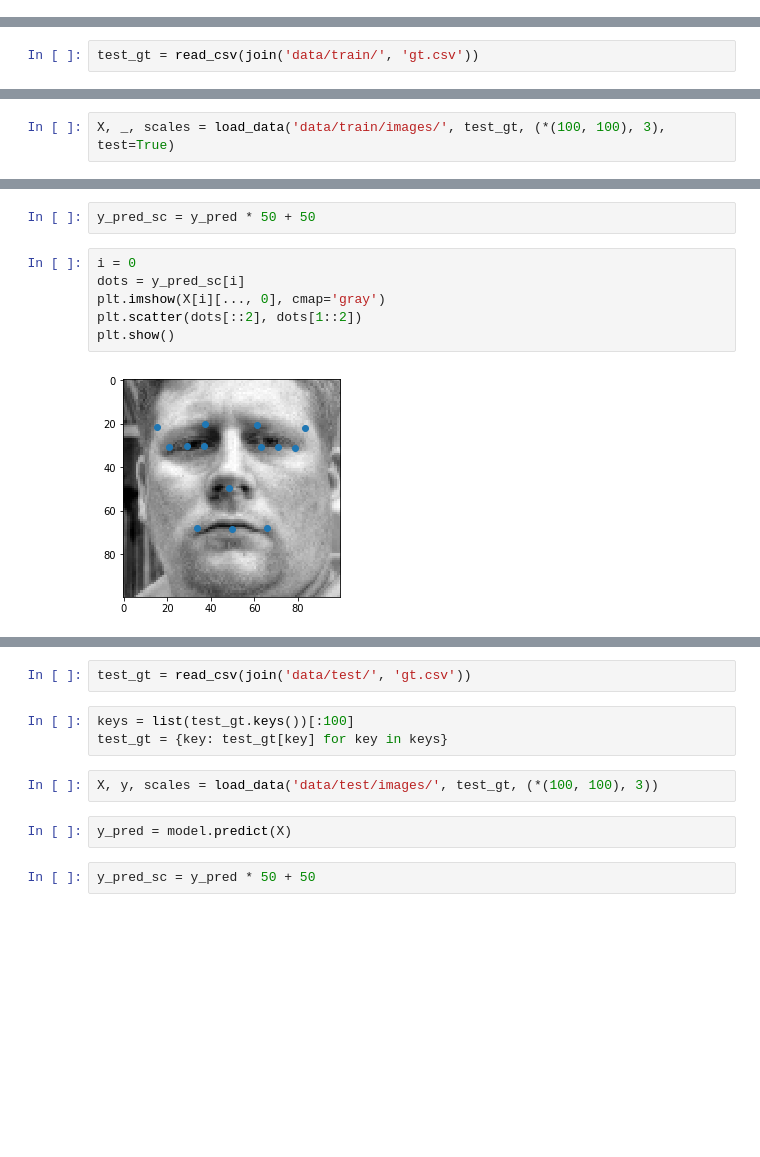
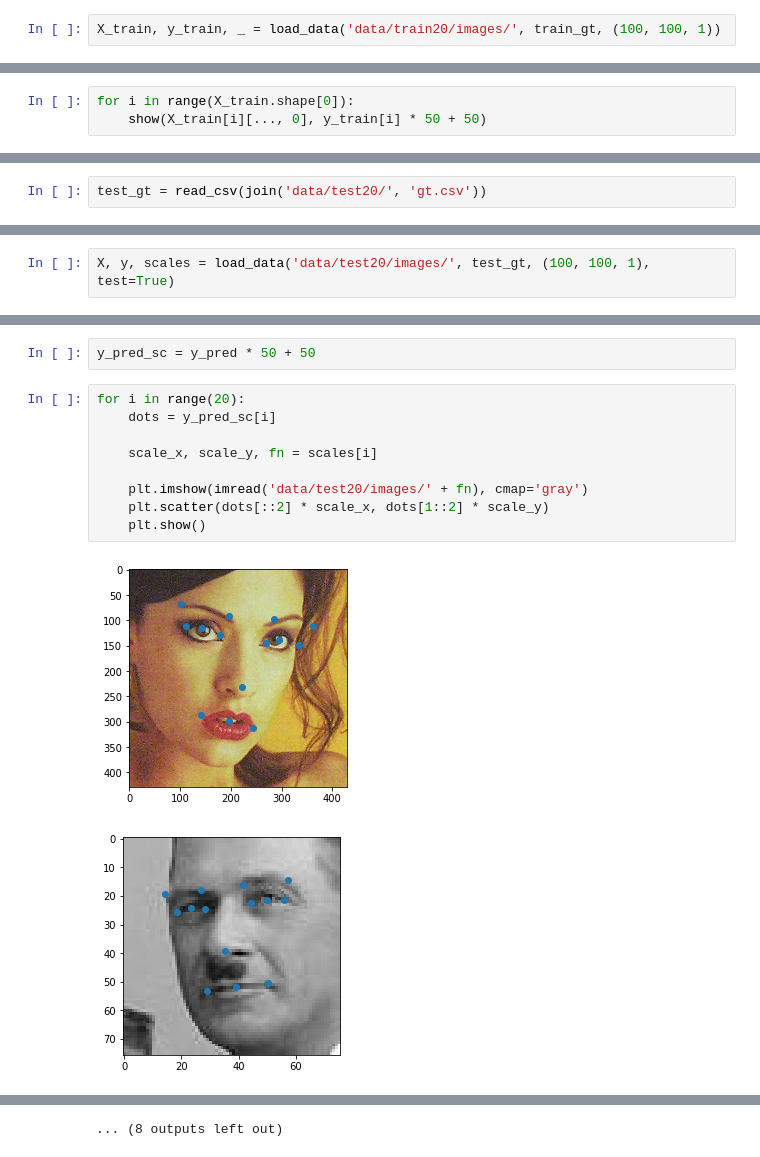
Before and after one commit to ospanoff/cv-gml, a Jupyter notebook: facepoints/check_model.ipynb, the cells around one changed output, grey strips where cells are left out. Cells and saved outputs as stored; diff of their text form; blank space fills up the shorter version.

Commit message:
Added image generation. Model was fixed

```diff
--- a/facepoints/check_model.ipynb
+++ b/facepoints/check_model.ipynb
@@ -23,0 +36,2 @@ def read_csv(filename):
+# %%
+X_train, y_train, _ = load_data('data/train20/images/', train_gt, (100, 100, 1))
@@ -23,0 +41,3 @@ def read_csv(filename):
+# %%
+for i in range(X_train.shape[0]):
+    show(X_train[i][..., 0], y_train[i] * 50 + 50)
@@ -24,7 +58,7 @@ def read_csv(filename):
 # %%
-test_gt = read_csv(join('data/train/', 'gt.csv'))
+test_gt = read_csv(join('data/test20/', 'gt.csv'))
 # %%
 keys = list(test_gt.keys())[:100]
 test_gt = {key: test_gt[key] for key in keys}
 # %%
-X, _, scales = load_data('data/train/images/', test_gt, (*(100, 100), 3), test=True)
+X, y, scales = load_data('data/test20/images/', test_gt, (100, 100, 1), test=True)
@@ -35,10 +72,14 @@ y_pred = model.predict(X)
 # %%
 y_pred_sc = y_pred * 50 + 50
 # %%
-i = 0
-dots = y_pred_sc[i]
-plt.imshow(X[i][..., 0], cmap='gray')
-plt.scatter(dots[::2], dots[1::2])
-plt.show()
+for i in range(20):
+    dots = y_pred_sc[i]
+
+    scale_x, scale_y, fn = scales[i]
+
+    plt.imshow(imread('data/test20/images/' + fn), cmap='gray')
+    plt.scatter(dots[::2] * scale_x, dots[1::2] * scale_y)
+    plt.show()
 # %% [output]
-[figure, old version]
+[figure, new version]
+[figure, added]
@@ -45,11 +96 @@ plt.show()
+... (8 outputs left out)
-# %%
-test_gt = read_csv(join('data/test/', 'gt.csv'))
-# %%
-keys = list(test_gt.keys())[:100]
-test_gt = {key: test_gt[key] for key in keys}
-# %%
-X, y, scales = load_data('data/test/images/', test_gt, (*(100, 100), 3))
-# %%
-y_pred = model.predict(X)
-# %%
-y_pred_sc = y_pred * 50 + 50
```
Also changed, not shown: parts of 10 cells of this notebook, 4 other files.
